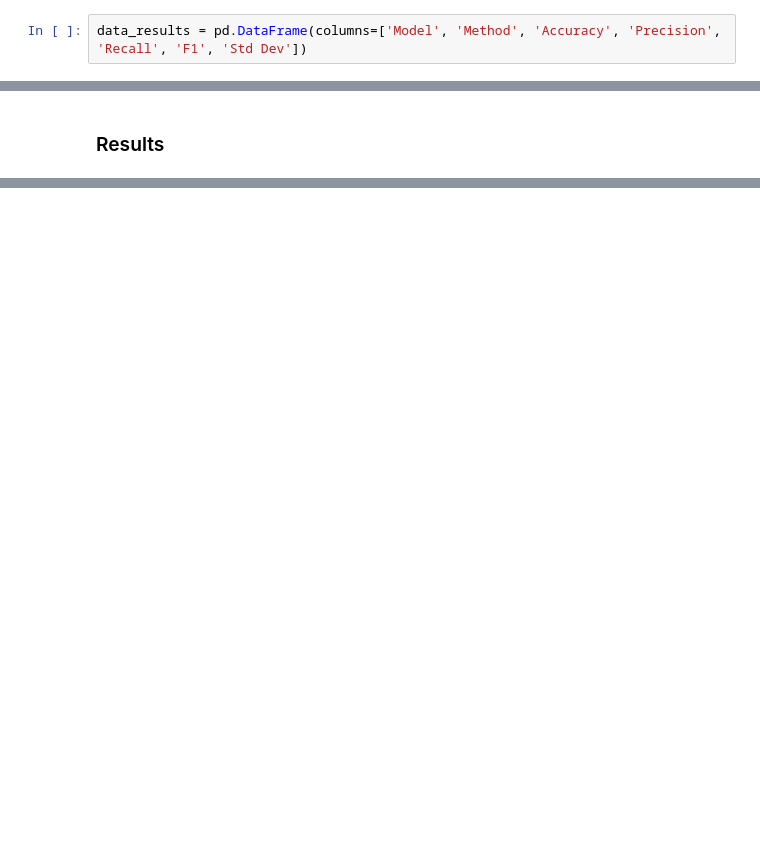
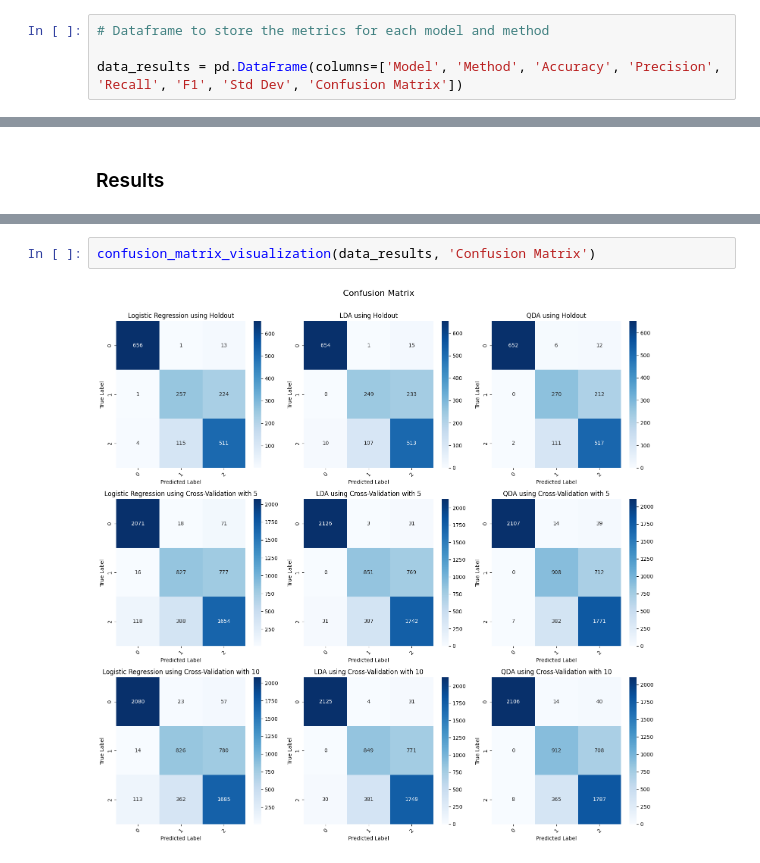
Before and after one commit to beatrizmsa/ml-vegetation-classifier, a Jupyter notebook: notebook.ipynb, the cells around one changed output, grey strips where cells are left out. Cells and saved outputs as stored; diff of their text form; blank space fills up the shorter version.

```diff
--- a/notebook.ipynb
+++ b/notebook.ipynb
@@ -247,2 +256,4 @@ Dataframe to store the metrics for each model and method
 # %%
-data_results = pd.DataFrame(columns=['Model', 'Method', 'Accuracy', 'Precision', 'Recall', 'F1', 'Std Dev'])
+# Dataframe to store the metrics for each model and method
+
+data_results = pd.DataFrame(columns=['Model', 'Method', 'Accuracy', 'Precision', 'Recall', 'F1', 'Std Dev', 'Confusion Matrix'])
@@ -274,0 +301,4 @@ data_results
+# %%
+confusion_matrix_visualization(data_results, 'Confusion Matrix')
+# %% [output]
+[figure, added]
```
Also changed, not shown: parts of 15 cells of this notebook, 1 other file.
